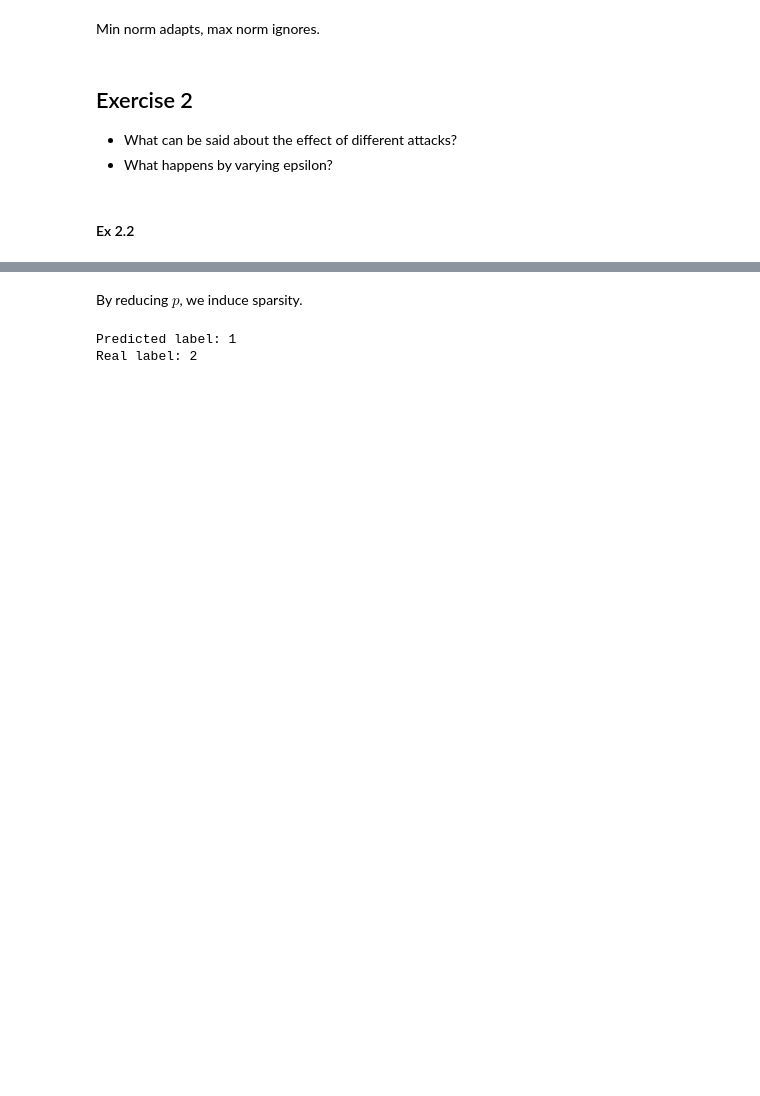
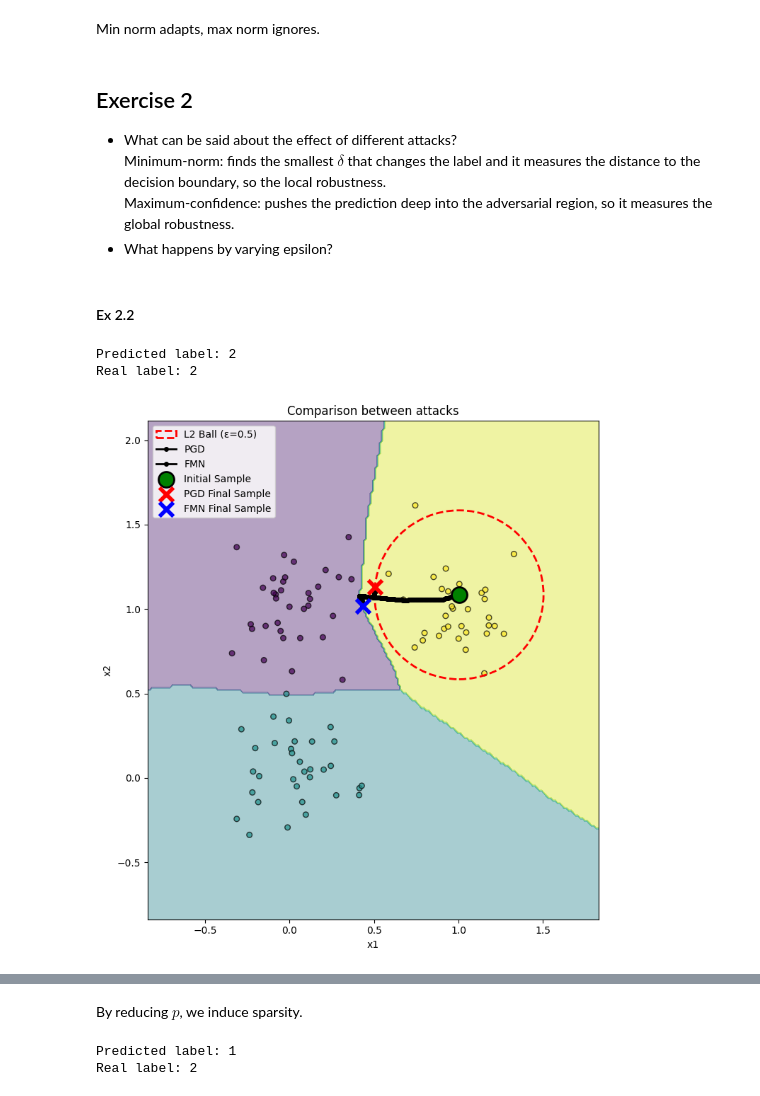
Before and after one commit to girofex/Trustworthy-AI-laboratories, a Jupyter notebook: Lab 02 - Minimum Norm and Maximum Confidence Attacks.ipynb, the cells around one changed output, grey strips where cells are left out. Drawn from its saved outputs; the diff is of its cells as text; code cells hidden in the pictures; blank space fills up the shorter version.

```diff
--- a/Lab 02 - Minimum Norm and Maximum Confidence Attacks.ipynb
+++ b/Lab 02 - Minimum Norm and Maximum Confidence Attacks.ipynb
@@ -480,7 +486,36 @@ Min norm adapts, max norm ignores.
 # %% [markdown]
 ## Exercise 2
 
-* What can be said about the effect of different attacks?
+* What can be said about the effect of different attacks?<br>Minimum-norm: finds the smallest $\delta$ that changes the label and it measures the distance to the decision boundary, so the local robustness.<br>Maximum-confidence: pushes the prediction deep into the adversarial region, so it measures the global robustness.
 * What happens by varying epsilon?
 # %% [markdown]
 #### Ex 2.2
+# %%
+path_tracker_pgd = Sample2DTracker()
+perturbation_model = LpPerturbationModels.L2
+epsilon = 0.5
+single_sample_loader = DataLoader(TensorDataset(X_test[0:1,:], y_test[0:1]), batch_size=1, shuffle=False)
+
+pgd_attack = PGD(
+    perturbation_model=perturbation_model,
+    num_steps=num_iter,
+    step_size=alpha,
+    y_target=None,
+    epsilon=epsilon,
+    lb=-2,
+    ub=2,
+    backend = Backends.NATIVE,
+    trackers=[path_tracker_pgd]
+)
+
+adv_dataloader = pgd_attack(secmlt_model, single_sample_loader)
+x_adv = adv_dataloader.dataset[0][0]
+y_pred = model(x_adv).argmax(dim=-1)
+
+print("Predicted label:", y_pred.item(), "\nReal label:",y_test[0].item())
+
+compare_attack_paths(secmlt_model.model, X_test, y_test, X_test[0,:], path_tracker_pgd.get(), path_tracker.get(), epsilon=epsilon)
+# %% [output]
+Predicted label: 2
+Real label: 2
+[figure, added]
```
Also changed, not shown: parts of 13 cells of this notebook, 1 other file.
